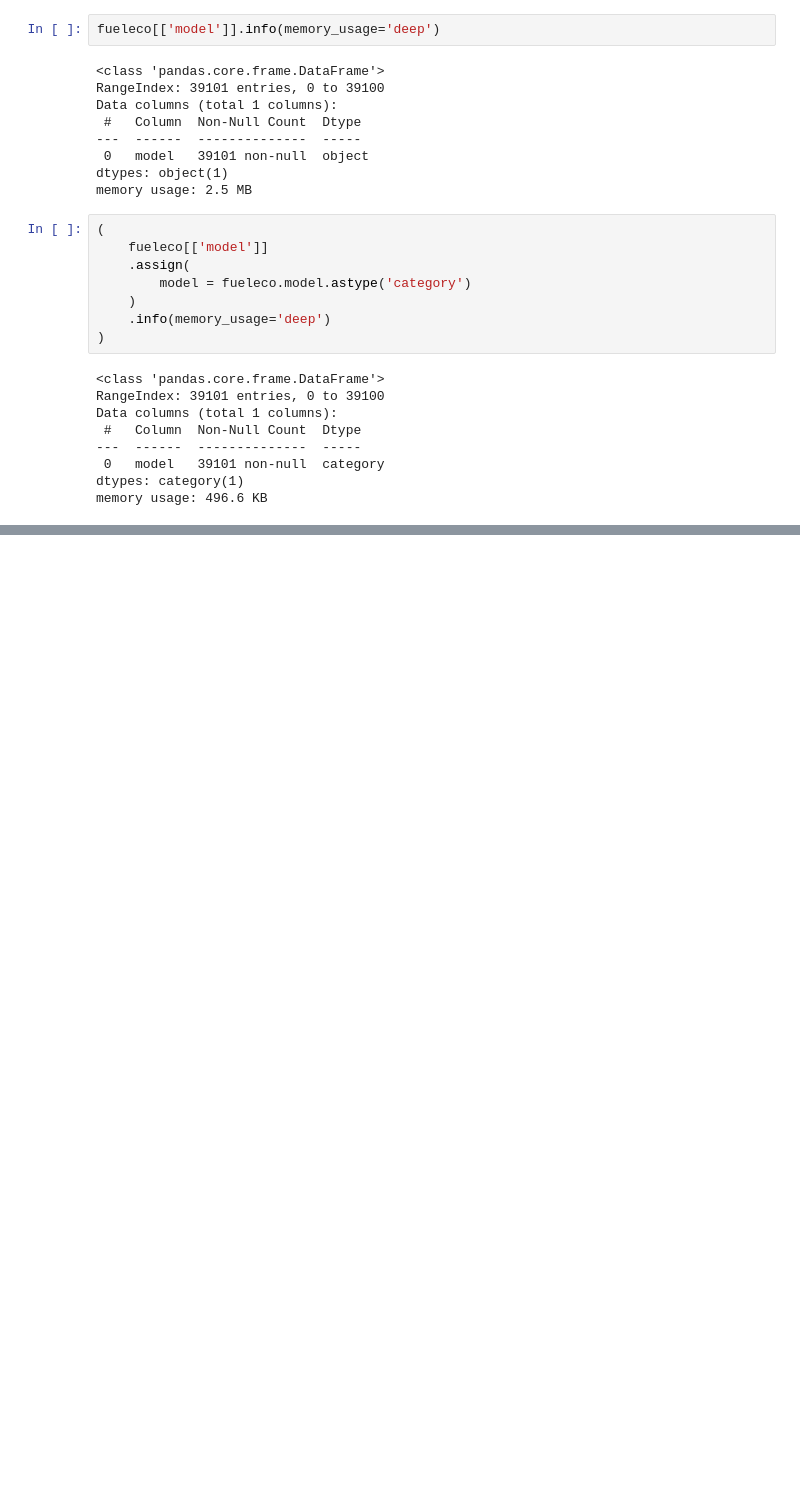
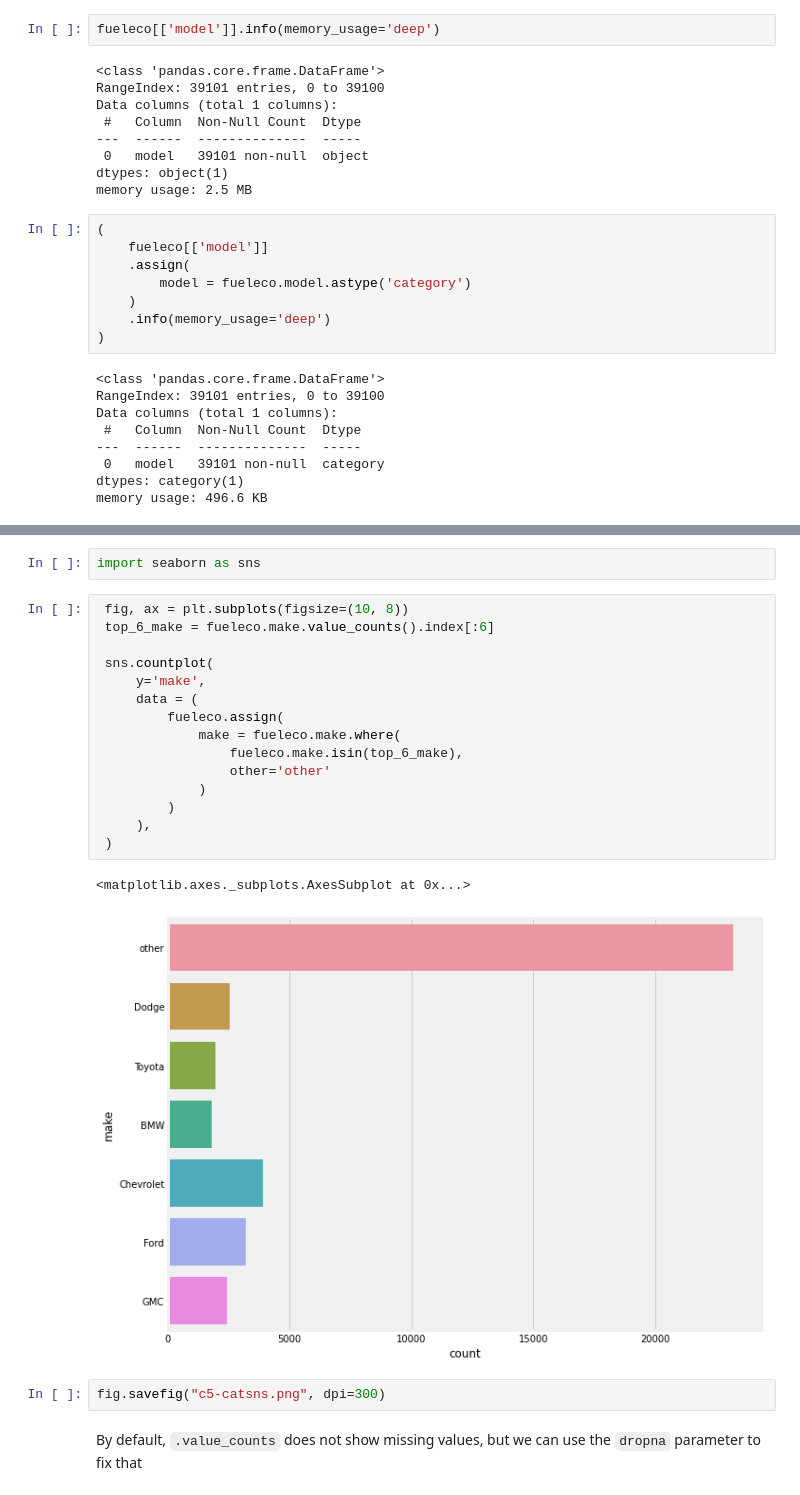
Before and after one commit to dajebbar/python-pract, a Jupyter notebook: work/data_analysis/pandas_cookbook_1.x/ch05/c5_code.ipynb, the cells around one changed output, grey strips where cells are left out. Cells and saved outputs as stored; diff of their text form; blank space fills up the shorter version.

Commit message:
Categorical Data

```diff
--- a/work/data_analysis/pandas_cookbook_1.x/ch05/c5_code.ipynb
+++ b/work/data_analysis/pandas_cookbook_1.x/ch05/c5_code.ipynb
@@ -306,0 +560,25 @@ memory usage: 496.6 KB
+# %%
+import seaborn as sns
+# %%
+ fig, ax = plt.subplots(figsize=(10, 8))
+ top_6_make = fueleco.make.value_counts().index[:6]
+
+ sns.countplot(
+     y='make',
+     data = (
+         fueleco.assign(
+             make = fueleco.make.where(
+                 fueleco.make.isin(top_6_make),
+                 other='other'
+             )
+         )
+     ),
+ )
+# %% [output]
+<matplotlib.axes._subplots.AxesSubplot at 0x...>
+[figure, added]
+# %%
+fig.savefig("c5-catsns.png", dpi=300)
+# %% [markdown]
+ By default, `.value_counts` does not show missing values, but
+we can use the `dropna` parameter to fix that
```
Also changed, not shown: parts of 38 cells of this notebook.
